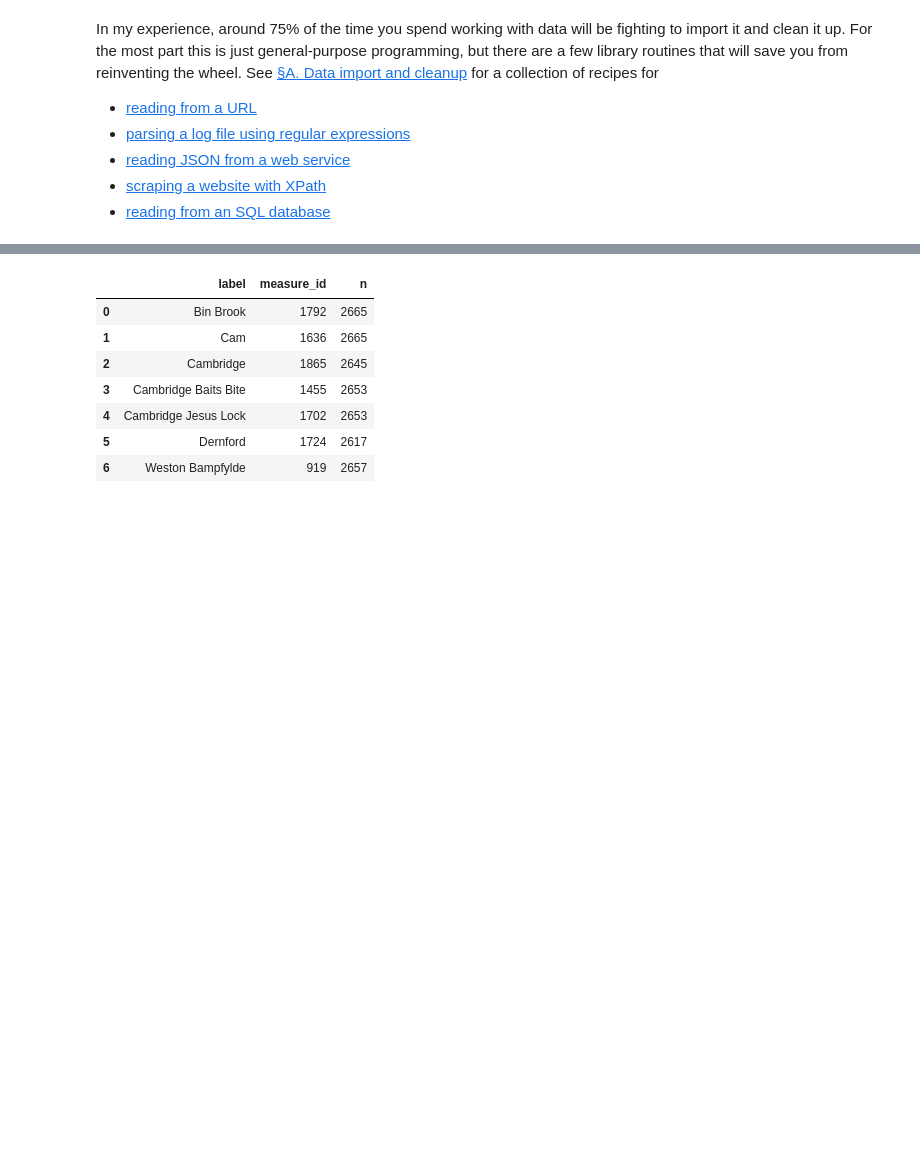
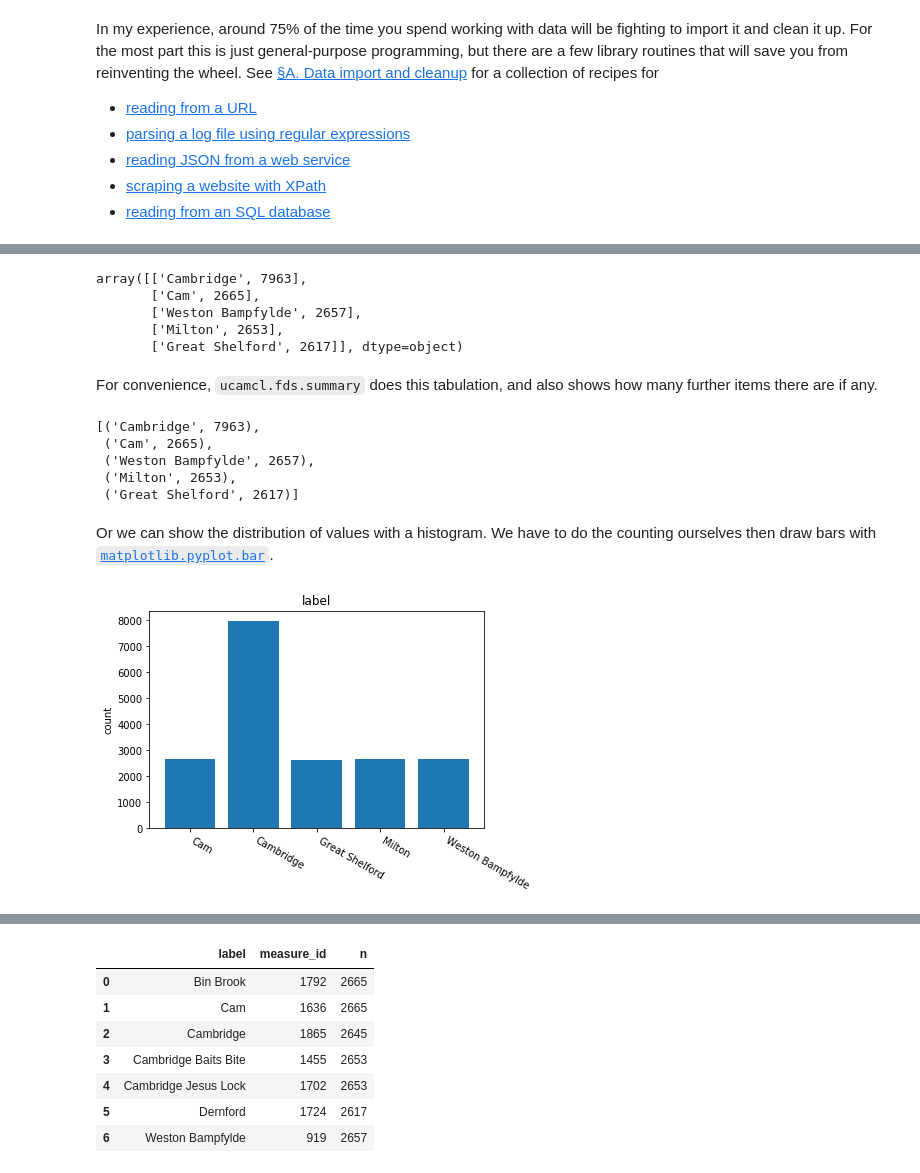
Before and after one commit to damonjw/scicomp, a Jupyter notebook: 3. Working with data.ipynb, the cells around one changed output, grey strips where cells are left out. Drawn from its saved outputs; the diff is of its cells as text; code cells hidden in the pictures; blank space fills up the shorter version.

```diff
--- a/3. Working with data.ipynb
+++ b/3. Working with data.ipynb
@@ -135,6 +135,0 @@ In my experience, around 75% of the time you spend working with data will be fig
-# %%
-import urllib.request
-my_url = "https://teachingfiles.blob.core.windows.net/scicomp/flood.csv"
-with urllib.request.urlopen(my_url) as f:
-    flood = pandas.read_csv(f)
-    flood = OrderedDict((k, flood[k].values) for k in flood)
@@ -330,0 +168,33 @@ plt.show()
+# %%
+vs,ns = np.unique(flood['town'], return_counts=True)  # the unique items, and the count of each
+i = np.argsort(-ns)[:5]                                # the indexes of up to 5 items with the highest counts
+np.vstack([vs[i], ns[i]]).T                            # show one column for these items, and one for the counts
+# %% [output]
+array([['Cambridge', 7963],
+       ['Cam', 2665],
+       ['Weston Bampfylde', 2657],
+       ['Milton', 2653],
+       ['Great Shelford', 2617]], dtype=object)
+# %% [markdown]
+For convenience, `ucamcl.fds.summary` does this tabulation, and also shows how many further items there are if any.
+# %%
+summary(flood['town'])
+# %% [output]
+[('Cambridge', 7963),
+ ('Cam', 2665),
+ ('Weston Bampfylde', 2657),
+ ('Milton', 2653),
+ ('Great Shelford', 2617)]
+# %% [markdown]
+Or we can show the distribution of values with a histogram. We have to do the counting ourselves then draw bars with
+[`matplotlib.pyplot.bar`](https://matplotlib.org/api/pyplot_api.html#matplotlib.pyplot.bar).
+# %%
+vs,ns = np.unique(flood['town'], return_counts=True)
+xs = np.arange(len(vs))                               # pick x-coordinates 0, 1, ..., len(vs)-1
+plt.bar(xs, ns, align='center')                       # use width=... to set the bar width
+plt.xticks(xs, vs, rotation=-30, ha='left')           # label the x-coordinates of the bars
+plt.ylabel('count')
+plt.title('label')
+plt.show()
+# %% [output]
+[figure, added]
```
Also changed, not shown: parts of 81 cells of this notebook, 4 other files.
